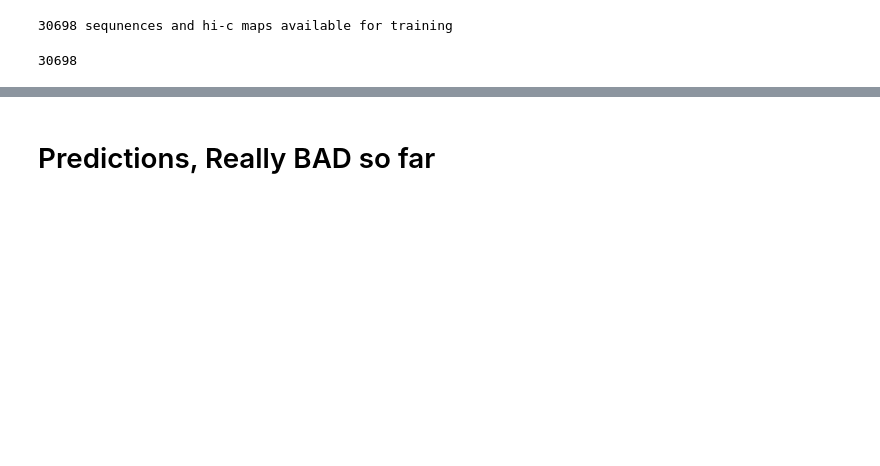
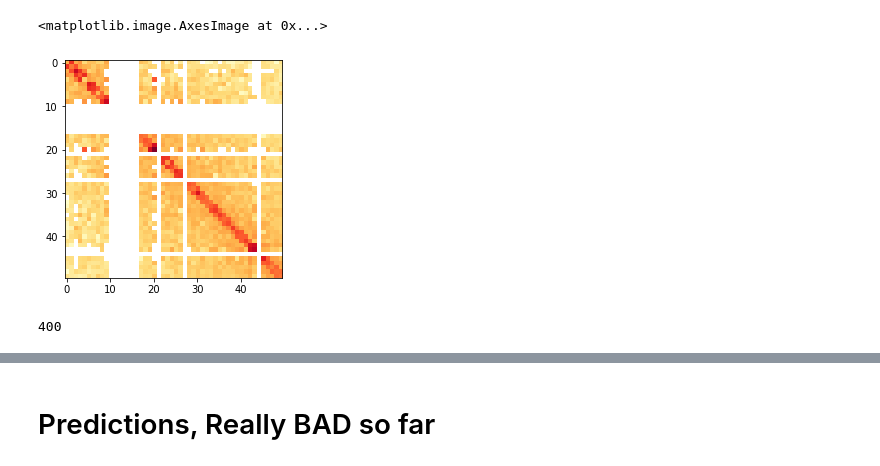
Before and after one commit to luisdiaz1997/DeepContacto, a Jupyter notebook: 3D_genome.ipynb, the cells around one changed output, grey strips where cells are left out. Drawn from its saved outputs; the diff is of its cells as text; code cells hidden in the pictures; blank space fills up the shorter version.

```diff
--- a/3D_genome.ipynb
+++ b/3D_genome.ipynb
@@ -25,2 +32,5 @@ fasta_path = '/pollard/data/vertebrate_genomes/human/hg19/hg19/hg19.fa'
+# %%
+cool_path = '/media/lchumpitaz/New Volume/work/programas/Data/Hi-C/mcools/GM12878_inSitu_MboI.hg19.mapq_30.1000.mcool'
+fasta_path = '/media/lchumpitaz/New Volume/work/programas/Data/Hi-C/hg19.fa'
 # %%
-c = cooler.Cooler(cool_path)
+c = cooler.Cooler(cool_path + '::/resolutions/1000')
@@ -33 +39,6 @@ actual= 0
+# %%
+plt.imshow(np.log(arr), cmap = 'YlOrRd')
+# %% [output]
+<matplotlib.image.AxesImage at 0x...>
+[figure, added]
 # %%
@@ -71,8 +100,8 @@ get_data(c, records, win_size = 200, examples = 300000)
+# %%
+N
+# %% [output]
+400
 # %%
 #np.save('x_train.npy',x_train) about 200gb of data
 # %%
 #np.save('y_train.npy', maps)
-# %%
-print(actual, 'sequences and hi-c maps available for training')
-# %% [output]
-30698 sequnences and hi-c maps available for training
@@ -81,7 +108,3 @@ x_train = x_train[0:actual]
-# %%
-len(x_train)
-# %% [output]
-30698
 # %%
 fig = plt.figure(figsize=(10, 10))
 ax = fig.add_subplot(111)
```
Also changed, not shown: parts of 39 cells of this notebook, 2 other files.
